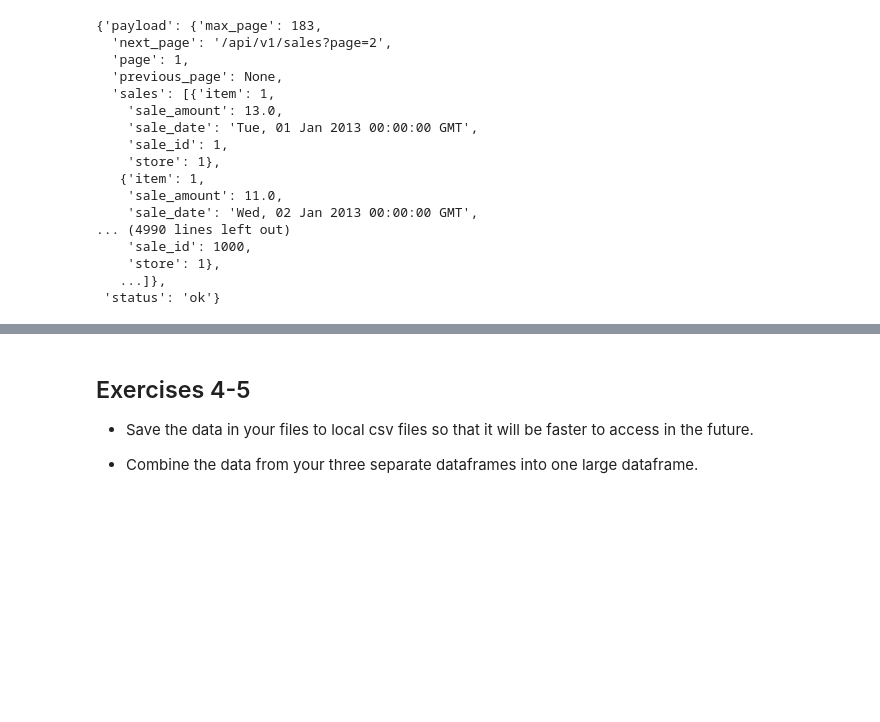
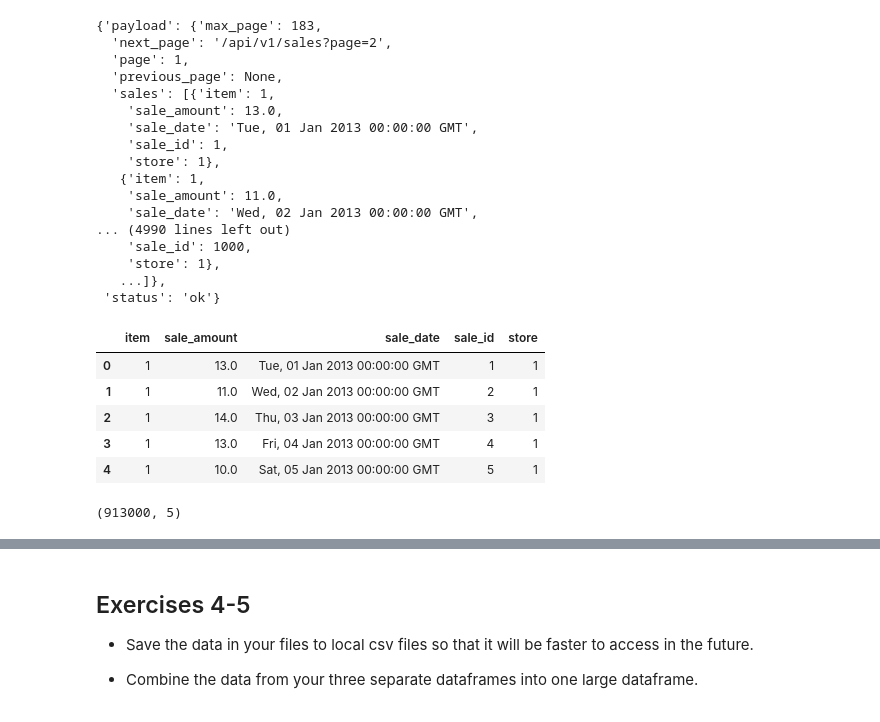
Before and after one commit to BraedenWright/time-series-exercises, a Jupyter notebook: time_series_acquisition.ipynb, the cells around one changed output, grey strips where cells are left out. Saved outputs shown, nothing was run; the diff lists cells and outputs as text; code cells hidden in the pictures; blank space fills up the shorter version.

```diff
--- a/time_series_acquisition.ipynb
+++ b/time_series_acquisition.ipynb
@@ -247,14 +246,25 @@ response.json()
 # %%
 # 183 pages
 # gonna need a loop for this one!
-
-
-domain = 'https://api.data.codeup.com'
-endpoint = '/api/v1/sales'
 sales = []
 
-url = domain + endpoint
-
-response = requests.get(url)
-data = response.json()
-sales.extend(data['payload']['sales'])
+url = 'https://api.data.codeup.com/api/v1/sales?page='
+# %%
+for num in range(1, 184):
+    response = requests.get(url + str(num))
+    data = response.json()
+    sales.extend(data['payload']['sales'])
+
+df = pd.DataFrame(sales)
+df.head()
+# %% [output]
+|  | item | sale_amount | sale_date | sale_id | store |
+| 0 | 1 | 13.0 | Tue, 01 Jan 2013 00:00:00 GMT | 1 | 1 |
+| 1 | 1 | 11.0 | Wed, 02 Jan 2013 00:00:00 GMT | 2 | 1 |
+| 2 | 1 | 14.0 | Thu, 03 Jan 2013 00:00:00 GMT | 3 | 1 |
+| 3 | 1 | 13.0 | Fri, 04 Jan 2013 00:00:00 GMT | 4 | 1 |
+| 4 | 1 | 10.0 | Sat, 05 Jan 2013 00:00:00 GMT | 5 | 1 |
+# %%
+df.shape
+# %% [output]
+(913000, 5)
```
Also changed, not shown: parts of 10 cells of this notebook, 1 other file.
